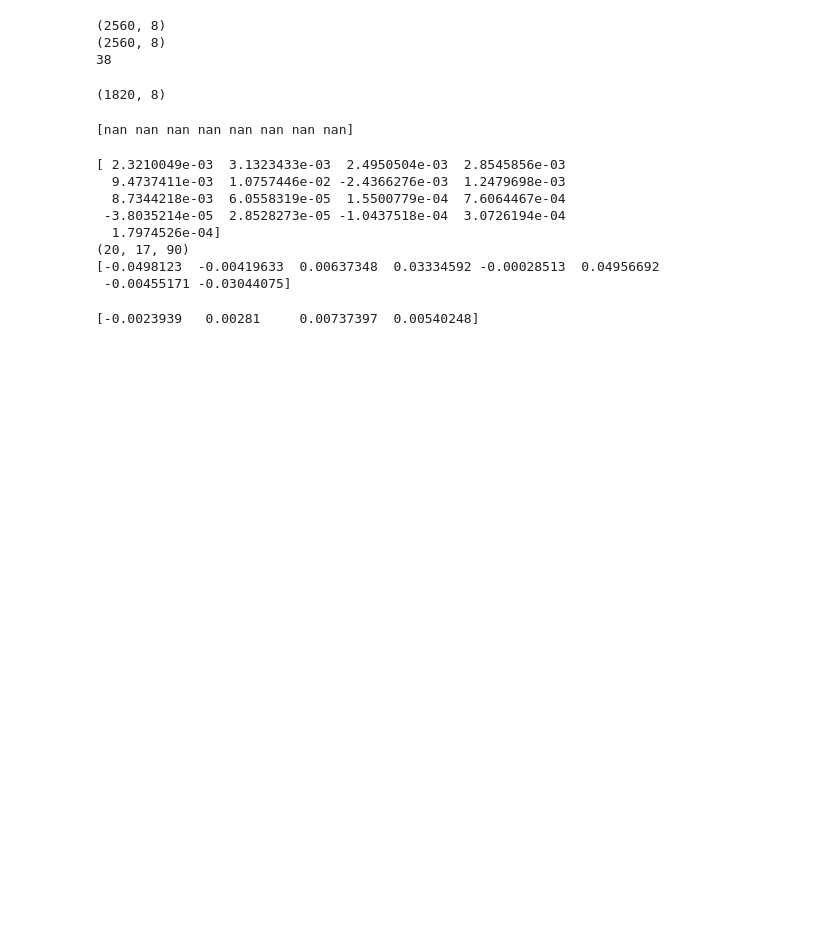
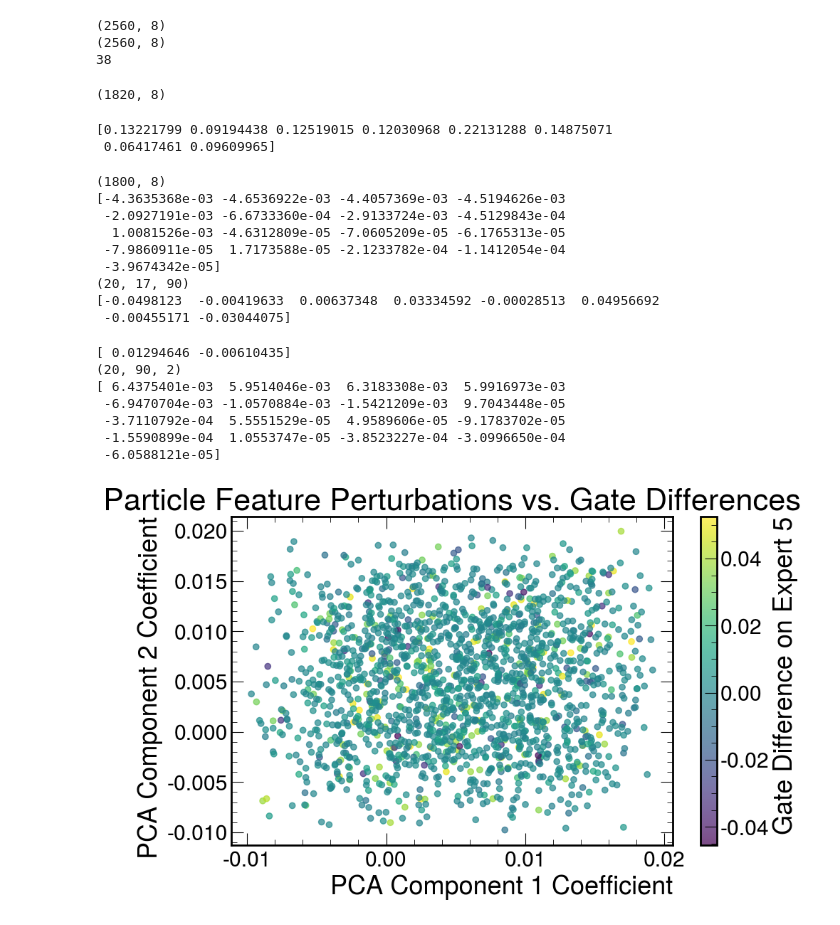
Before and after one commit to tim-legge/particle_transformer_legge, a Jupyter notebook: Moe_PCA_study.ipynb, the cells around one changed output. Cells and saved outputs as stored; diff of their text form; code cells hidden in the pictures; blank space fills up the shorter version.

```diff
--- a/Moe_PCA_study.ipynb
+++ b/Moe_PCA_study.ipynb
@@ -2385,11 +2385,11 @@ print(features.shape)
 # %%
 from sklearn.decomposition import PCA
 
-n_components = 4
+n_components = 2
 norm = nn.BatchNorm1d(MoE_model.kwargs['input_dim'])
-norm.eval()
-with torch.no_grad():
-    features = norm(torch.tensor(features, dtype=torch.float32)).numpy()
+#norm.eval()
+#with torch.no_grad():
+#    features = norm(torch.tensor(features, dtype=torch.float32)).numpy()
 features_t = features.transpose(0, 2, 1)  # shape: (num_jets, num_particles, num_features)
 num_jets, num_particles, num_features = features_t.shape
 assert num_features == MoE_model.kwargs['input_dim']
@@ -2629,5 +2623,5 @@ print(eta_c)
 -0.4816649
 # %%
 features, vectors, masks, labels = duplicate(times=20)
-perturbed_feats = perturbations(features, model=MoE_model, epsilon=1e-2)
+perturbed_feats, pca_perturbations = perturbations(features, model=MoE_model, epsilon=1e-2)
 perturbed_vectors = populate_vectors(perturbed_feats, vectors, masks)
@@ -2758,28 +2752,38 @@ print(perturbed_assignments.shape)
 # %%
 print(perturbed_gates[64])
 # %% [output]
-[nan nan nan nan nan nan nan nan]
+[0.13221799 0.09194438 0.12519015 0.12030968 0.22131288 0.14875071
+ 0.06417461 0.09609965]
 # %%
-gates_diff = perturbed_gates[1:(128-37)]-np.expand_dims(perturbed_gates[0],axis=0)
+gates_diff = []
+for jet in range(features.shape[0]):
+    marker = jet * (128 - 37)
+    base_gate = perturbed_gates[marker]
+    for part_idx in range(1, 128 - 37):
+        gate_diff = perturbed_gates[marker + part_idx] - base_gate
+        gates_diff.append(gate_diff)
+gates_diff = np.array(gates_diff)
+print(gates_diff.shape)
 features_diff = perturbed_feats[:,:,38:128]-np.expand_dims(perturbed_feats[:,:,0],axis=-1) # shape (num_jets, num_features, num_particles_after_pad)
 #print(gates_diff[:10])
 print(features_diff[0,:,2])
 print(features_diff.shape)
 print(gates_diff[0])
 # %% [output]
-[ 2.3210049e-03  3.1323433e-03  2.4950504e-03  2.8545856e-03
-  9.4737411e-03  1.0757446e-02 -2.4366276e-03  1.2479698e-03
-  8.7344218e-03  6.0558319e-05  1.5500779e-04  7.6064467e-04
- -3.8035214e-05  2.8528273e-05 -1.0437518e-04  3.0726194e-04
-  1.7974526e-04]
+(1800, 8)
+[-4.3635368e-03 -4.6536922e-03 -4.4057369e-03 -4.5194626e-03
+ -2.0927191e-03 -6.6733360e-04 -2.9133724e-03 -4.5129843e-04
+  1.0081526e-03 -4.6312809e-05 -7.0605209e-05 -6.1765313e-05
+ -7.9860911e-05  1.7173588e-05 -2.1233782e-04 -1.1412054e-04
+ -3.9674342e-05]
 (20, 17, 90)
 [-0.0498123  -0.00419633  0.00637348  0.03334592 -0.00028513  0.04956692
  -0.00455171 -0.03044075]
 # %%
 # put feature diffs back in terms of PCA components
-saved_components = np.load('top4_components_on_500_local.npy')
+saved_components = np.load('top2_components_on_500_local.npy')
 num_components = saved_components.shape[0]
-reconstructed_noises = np.empty((features_diff.shape[0], num_components, features_diff.shape[2]))
+reconstructed_noises = np.empty((features_diff.shape[0], features_diff.shape[2], num_components))  # shape: (num_jets, num_particles_after_pad, num_components)
 for jet_idx in range(features_diff.shape[0]):
     for part_idx in range(features_diff.shape[2]):
         feat_diff = features_diff[jet_idx,:,part_idx]  # shape: (num_features,)
@@ -2788,11 +2792,35 @@ for jet_idx in range(features_diff.shape[0]):
             comp = saved_components[comp_idx,:]  # shape: (num_features,)
             coeff = np.dot(feat_diff, comp) / np.dot(comp, comp)
             coeffs.append(coeff)
-        reconstructed_noises[jet_idx, :, part_idx] = np.array(coeffs)
+        reconstructed_noises[jet_idx, part_idx, :] = np.array(coeffs)
 
-print(reconstructed_noises[0,:,0])
+print(reconstructed_noises[0,1,:])
+print(reconstructed_noises.shape)
+print(features_diff[0,:,1])
 # %% [output]
-[-0.0023939   0.00281     0.00737397  0.00540248]
+[ 0.01294646 -0.00610435]
+(20, 90, 2)
+[ 6.4375401e-03  5.9514046e-03  6.3183308e-03  5.9916973e-03
+ -6.9470704e-03 -1.0570884e-03 -1.5421209e-03  9.7043448e-05
+ -3.7110792e-04  5.5551529e-05  4.9589606e-05 -9.1783702e-05
+ -1.5590899e-04  1.0553747e-05 -3.8523227e-04 -3.0996650e-04
+ -6.0588121e-05]
+# %%
+fig, ax = plt.subplots(figsize=(10, 6))
+# axes are pca components 1 and 2, color is gate difference on 4th expert
+x = reconstructed_noises[:, :, 0].flatten()
+y = reconstructed_noises[:, :, 1].flatten()
+c = gates_diff[:,5].flatten()
+
+scatter = ax.scatter(x, y, c=c, cmap='viridis', alpha=0.7)
+cbar = plt.colorbar(scatter, ax=ax)
+cbar.set_label('Gate Difference on Expert 5')
+ax.set_xlabel('PCA Component 1 Coefficient')
+ax.set_ylabel('PCA Component 2 Coefficient')
+ax.set_title('Particle Feature Perturbations vs. Gate Differences')
+plt.show()
+# %% [output]
+[figure, added]
 # %%
 feature_ids = {
     0: 'part_pt_log',
```
Also changed, not shown: parts of 9 cells of this notebook, 12 other files.
